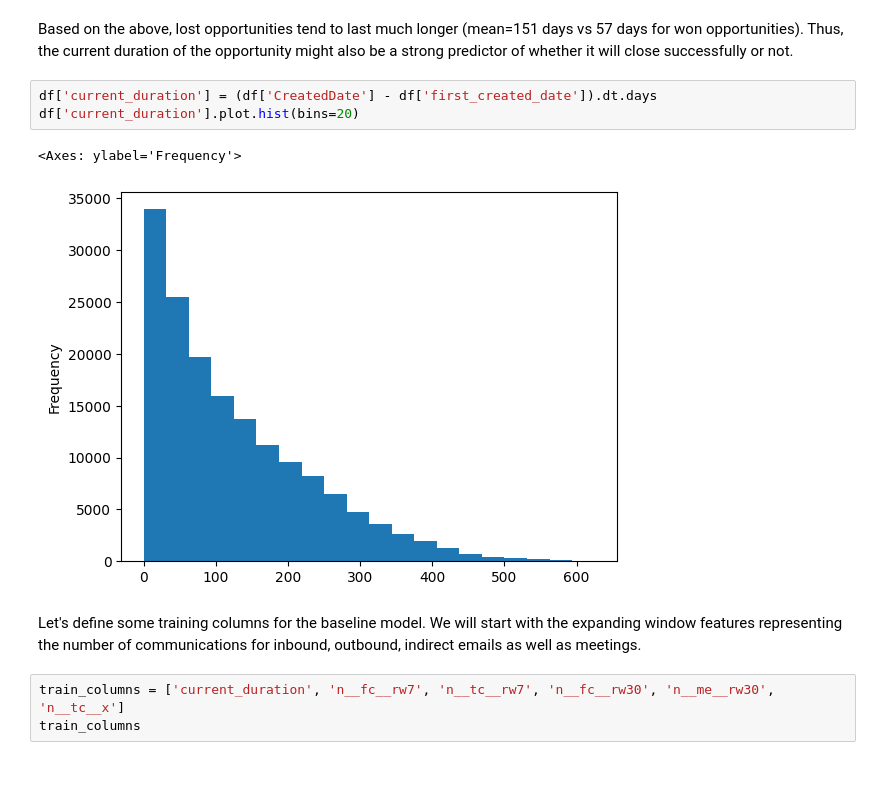
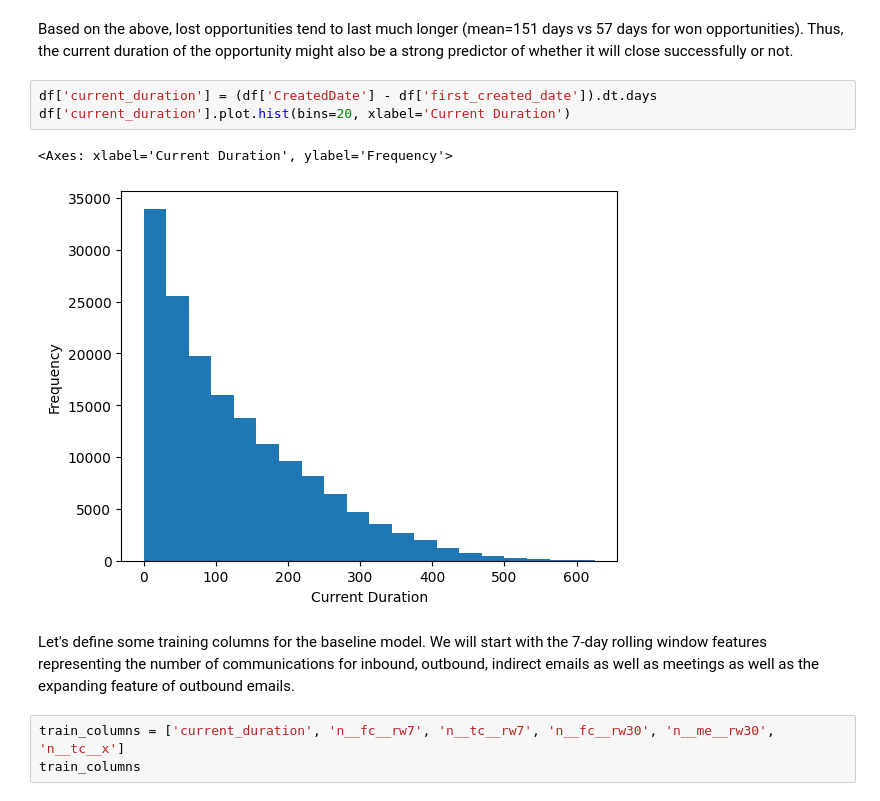
Before and after one commit to viktortsvil/capstone-rg, a Jupyter notebook: Model Training.ipynb, the cells around one changed output. Drawn from its saved outputs; the diff is of its cells as text; blank space fills up the shorter version.

```diff
--- a/Model Training.ipynb
+++ b/Model Training.ipynb
@@ -72,12 +74,12 @@ Name: duration, dtype: float64
 Based on the above, lost opportunities tend to last much longer (mean=151 days vs 57 days for won opportunities). Thus, the current duration of the opportunity might also be a strong predictor of whether it will close successfully or not.
 # %%
 df['current_duration'] = (df['CreatedDate'] - df['first_created_date']).dt.days
-df['current_duration'].plot.hist(bins=20)
+df['current_duration'].plot.hist(bins=20, xlabel='Current Duration')
 # %% [output]
-<Axes: ylabel='Frequency'>
+<Axes: xlabel='Current Duration', ylabel='Frequency'>
-[figure, old version]
+[figure, new version]
 # %% [markdown]
-Let's define some training columns for the baseline model. We will start with the expanding window features representing the number of communications for inbound, outbound, indirect emails as well as meetings.
+Let's define some training columns for the baseline model. We will start with the 7-day rolling window features representing the number of communications for inbound, outbound, indirect emails as well as meetings as well as the expanding feature of outbound emails.
 # %%
 train_columns = ['current_duration', 'n__fc__rw7', 'n__tc__rw7', 'n__fc__rw30', 'n__me__rw30', 'n__tc__x']
 train_columns
```
Also changed, not shown: parts of 10 cells of this notebook, 8 other files.
